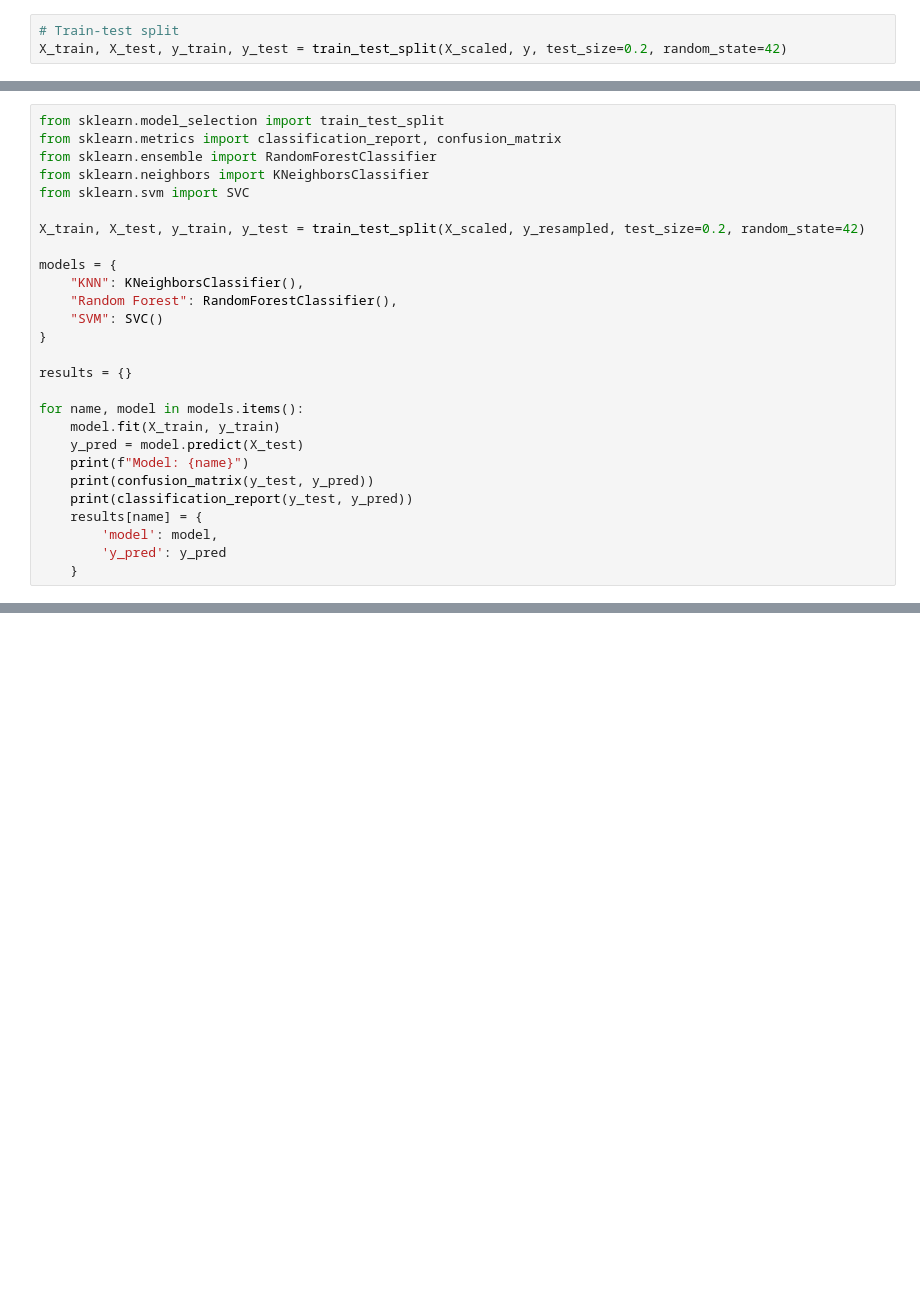
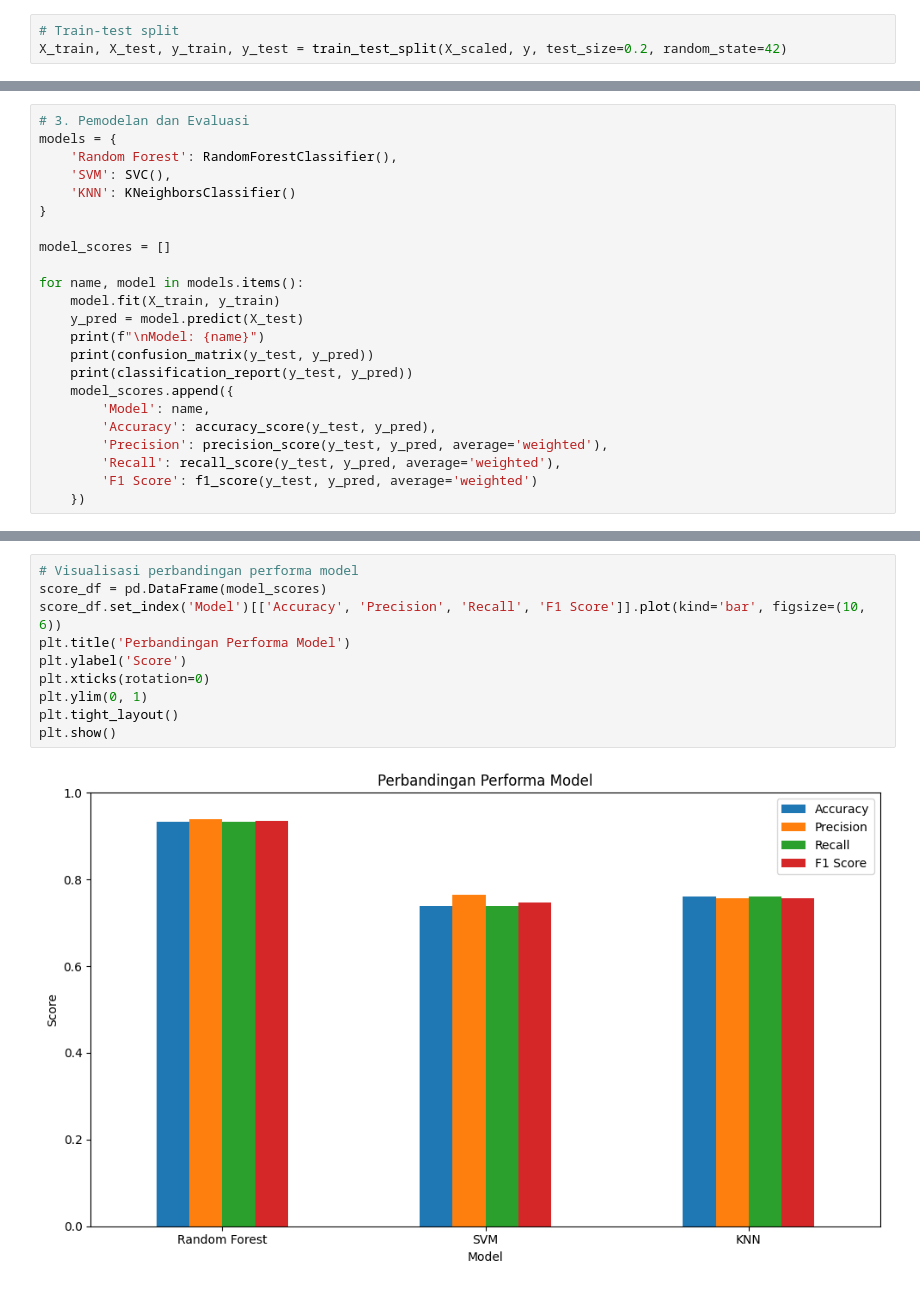
Before and after one commit to sabdaaf/capstone-ds, a Jupyter notebook: capstone.ipynb, the cells around one changed output, grey strips where cells are left out. Drawn from its saved outputs; the diff is of its cells as text; blank space fills up the shorter version.

```diff
--- a/capstone.ipynb
+++ b/capstone.ipynb
@@ -213,28 +175,24 @@ X_scaled = scaler.fit_transform(X_resampled)
 # %%
-from sklearn.model_selection import train_test_split
-from sklearn.metrics import classification_report, confusion_matrix
-from sklearn.ensemble import RandomForestClassifier
-from sklearn.neighbors import KNeighborsClassifier
-from sklearn.svm import SVC
-
-X_train, X_test, y_train, y_test = train_test_split(X_scaled, y_resampled, test_size=0.2, random_state=42)
-
+# 3. Pemodelan dan Evaluasi
 models = {
-    "KNN": KNeighborsClassifier(),
-    "Random Forest": RandomForestClassifier(),
-    "SVM": SVC()
+    'Random Forest': RandomForestClassifier(),
+    'SVM': SVC(),
+    'KNN': KNeighborsClassifier()
 }
 
-results = {}
+model_scores = []
 
 for name, model in models.items():
     model.fit(X_train, y_train)
     y_pred = model.predict(X_test)
-    print(f"Model: {name}")
+    print(f"\nModel: {name}")
     print(confusion_matrix(y_test, y_pred))
     print(classification_report(y_test, y_pred))
-    results[name] = {
-        'model': model,
-        'y_pred': y_pred
-    }
+    model_scores.append({
+        'Model': name,
+        'Accuracy': accuracy_score(y_test, y_pred),
+        'Precision': precision_score(y_test, y_pred, average='weighted'),
+        'Recall': recall_score(y_test, y_pred, average='weighted'),
+        'F1 Score': f1_score(y_test, y_pred, average='weighted')
+    })
 # %% [output]
@@ -276,0 +216,12 @@ plt.show()
+# %%
+# Visualisasi perbandingan performa model
+score_df = pd.DataFrame(model_scores)
+score_df.set_index('Model')[['Accuracy', 'Precision', 'Recall', 'F1 Score']].plot(kind='bar', figsize=(10, 6))
+plt.title('Perbandingan Performa Model')
+plt.ylabel('Score')
+plt.xticks(rotation=0)
+plt.ylim(0, 1)
+plt.tight_layout()
+plt.show()
+# %% [output]
+[figure, added]
```
Also changed, not shown: parts of 9 cells of this notebook.
